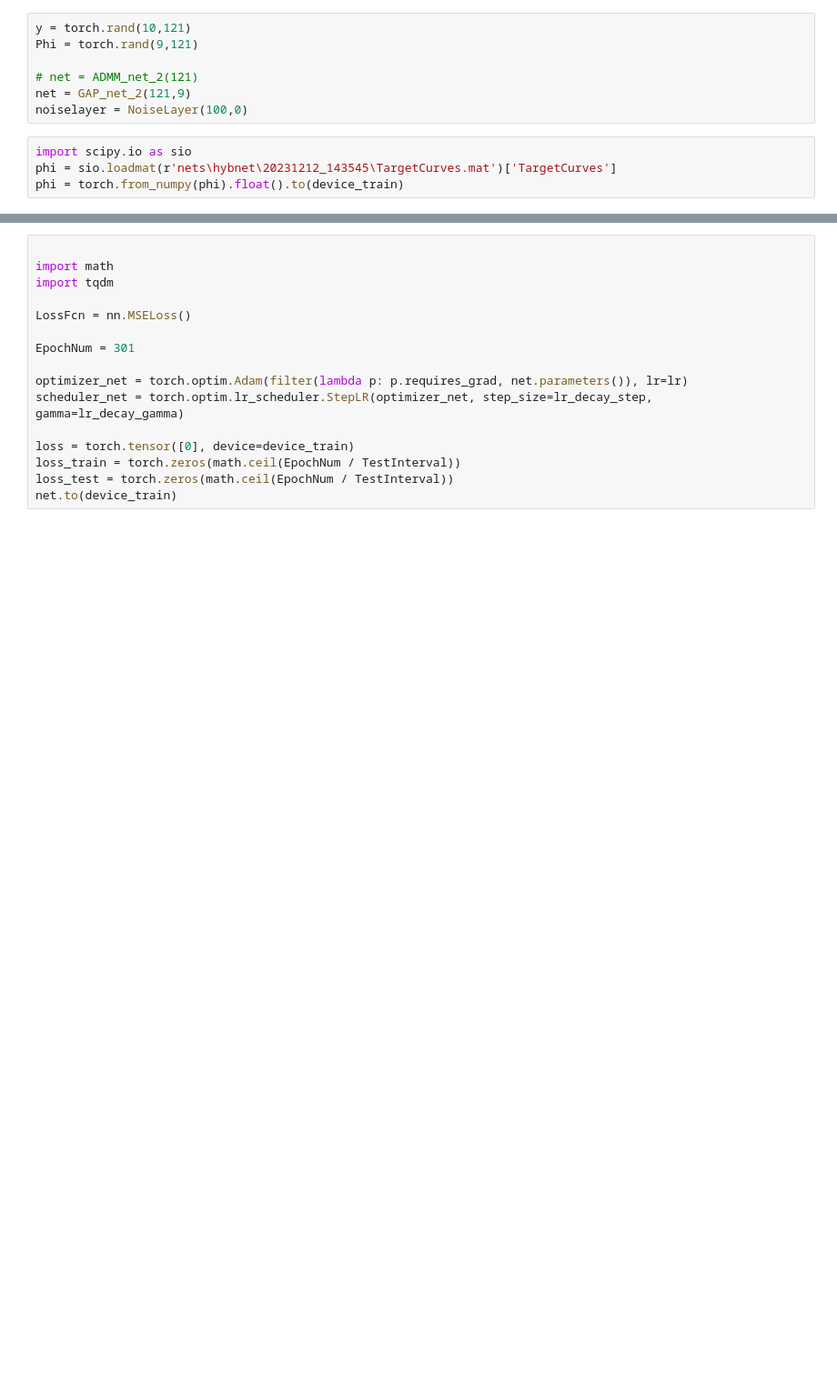
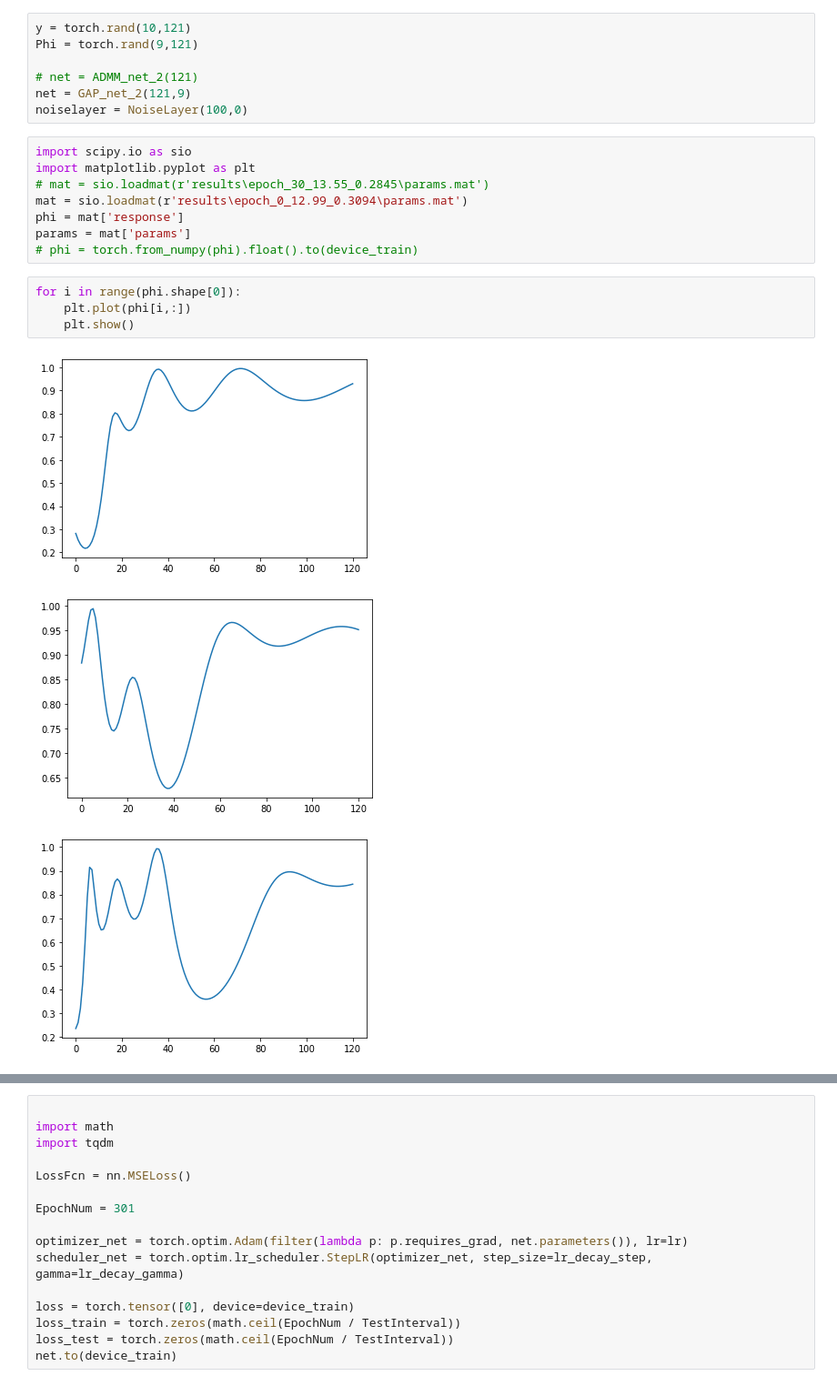
Before and after one commit to 050644zf/PCSED, a Jupyter notebook: test_nn.ipynb, the cells around one changed output, grey strips where cells are left out. Shown at 91% size. Drawn from its saved outputs; the diff is of its cells as text; blank space fills up the shorter version.

```diff
--- a/test_nn.ipynb
+++ b/test_nn.ipynb
@@ -20,5 +20,17 @@ net = GAP_net_2(121,9)
 noiselayer = NoiseLayer(100,0)
 # %%
 import scipy.io as sio
-phi = sio.loadmat(r'nets\hybnet\20231212_143545\TargetCurves.mat')['TargetCurves']
-phi = torch.from_numpy(phi).float().to(device_train)
+import matplotlib.pyplot as plt
+# mat = sio.loadmat(r'results\epoch_30_13.55_0.2845\params.mat')
+mat = sio.loadmat(r'results\epoch_0_12.99_0.3094\params.mat')
+phi = mat['response']
+params = mat['params']
+# phi = torch.from_numpy(phi).float().to(device_train)
+# %%
+for i in range(phi.shape[0]):
+    plt.plot(phi[i,:])
+    plt.show()
+# %% [output]
+[figure, added]
+[figure, added]
+[figure, added]
```
Also changed, not shown: parts of 1 cell of this notebook, 4 other files.
